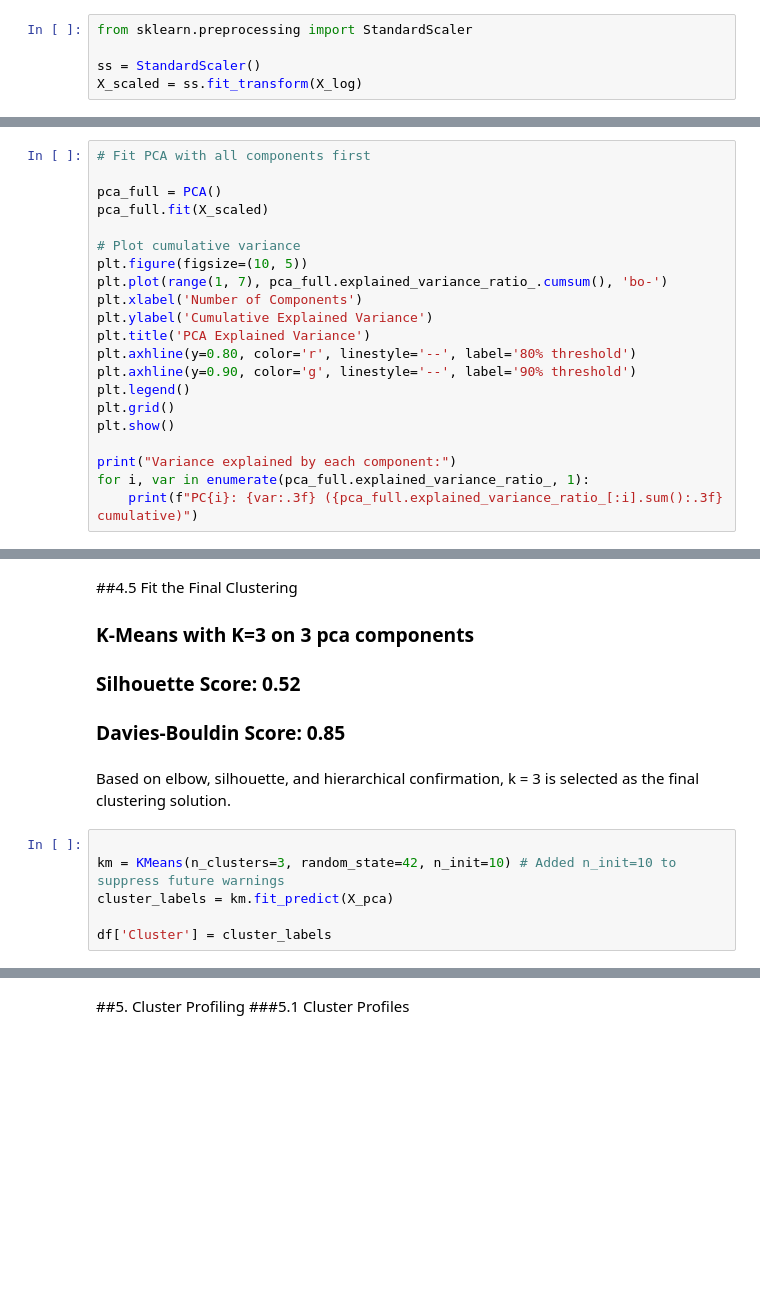
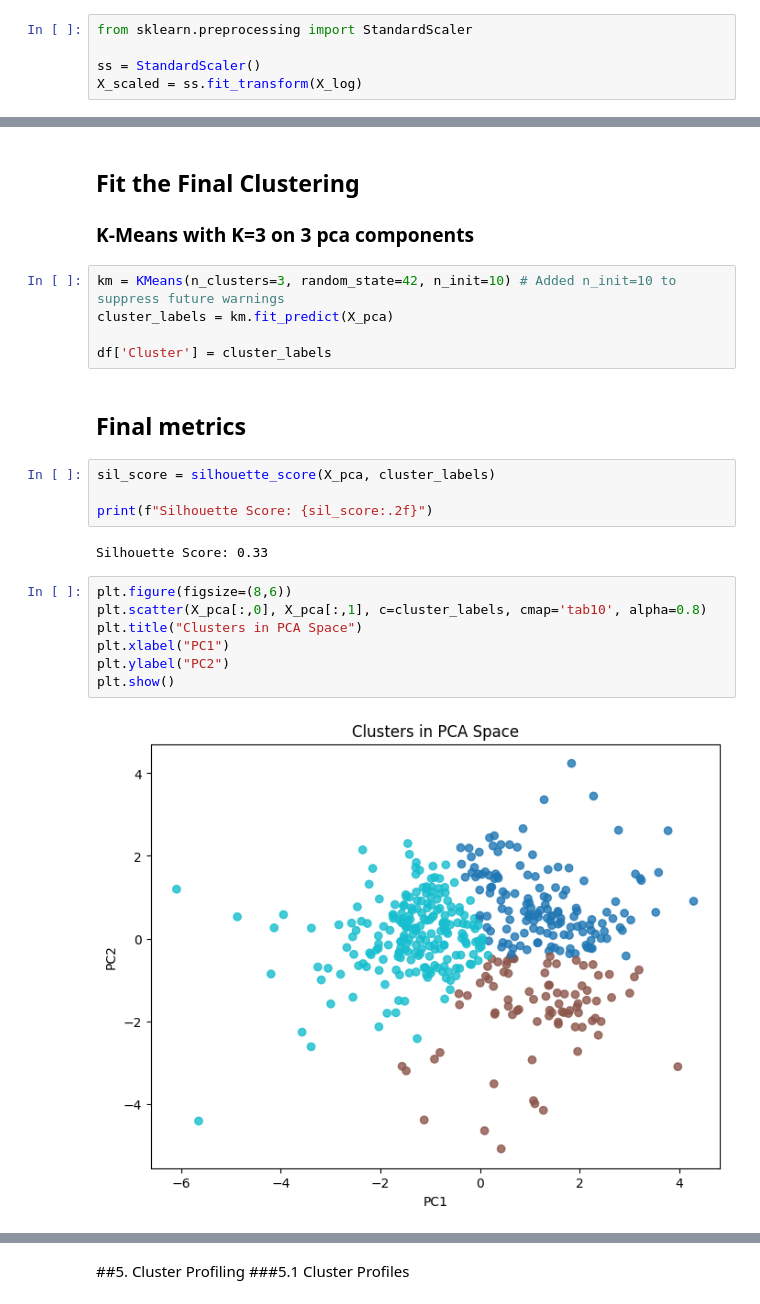
Before and after one commit to EsserMishelle/customer-spending-segmentation, a Jupyter notebook: 3_Clustering.ipynb, the cells around one changed output, grey strips where cells are left out. Drawn from its saved outputs; the diff is of its cells as text; blank space fills up the shorter version.

```diff
--- a/3_Clustering.ipynb
+++ b/3_Clustering.ipynb
@@ -243,21 +43,0 @@ Determining Number of Principal Components
-# %%
-# Fit PCA with all components first
-
-pca_full = PCA()
-pca_full.fit(X_scaled)
-
-# Plot cumulative variance
-plt.figure(figsize=(10, 5))
-plt.plot(range(1, 7), pca_full.explained_variance_ratio_.cumsum(), 'bo-')
-plt.xlabel('Number of Components')
-plt.ylabel('Cumulative Explained Variance')
-plt.title('PCA Explained Variance')
-plt.axhline(y=0.80, color='r', linestyle='--', label='80% threshold')
-plt.axhline(y=0.90, color='g', linestyle='--', label='90% threshold')
-plt.legend()
-plt.grid()
-plt.show()
-
-print("Variance explained by each component:")
-for i, var in enumerate(pca_full.explained_variance_ratio_, 1):
-    print(f"PC{i}: {var:.3f} ({pca_full.explained_variance_ratio_[:i].sum():.3f} cumulative)")
@@ -522,13 +49,25 @@ The dendrogram displays a clear separation at higher linkage distances, with a g
 # %% [markdown]
-##4.5 Fit the Final Clustering
+## Fit the Final Clustering
 ### K-Means with K=3 on 3 pca components
-### Silhouette Score: 0.52
-### Davies-Bouldin Score: 0.85
-# %% [markdown]
-Based on elbow, silhouette, and hierarchical confirmation, k = 3 is selected as the final clustering solution.
 # %%
-
 km = KMeans(n_clusters=3, random_state=42, n_init=10) # Added n_init=10 to suppress future warnings
 cluster_labels = km.fit_predict(X_pca)
 
 df['Cluster'] = cluster_labels
+# %% [markdown]
+## Final metrics
+# %%
+sil_score = silhouette_score(X_pca, cluster_labels)
+
+print(f"Silhouette Score: {sil_score:.2f}")
+# %% [output]
+Silhouette Score: 0.33
+# %%
+plt.figure(figsize=(8,6))
+plt.scatter(X_pca[:,0], X_pca[:,1], c=cluster_labels, cmap='tab10', alpha=0.8)
+plt.title("Clusters in PCA Space")
+plt.xlabel("PC1")
+plt.ylabel("PC2")
+plt.show()
+# %% [output]
+[figure, added]
```
Also changed, not shown: parts of 53 cells of this notebook.
